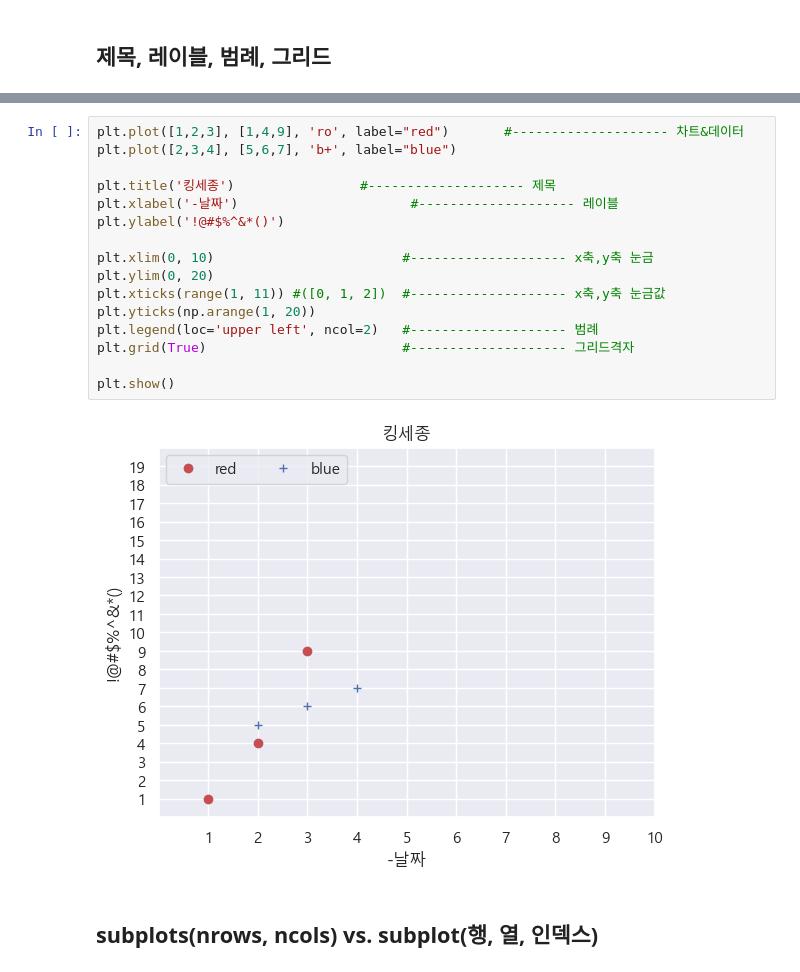
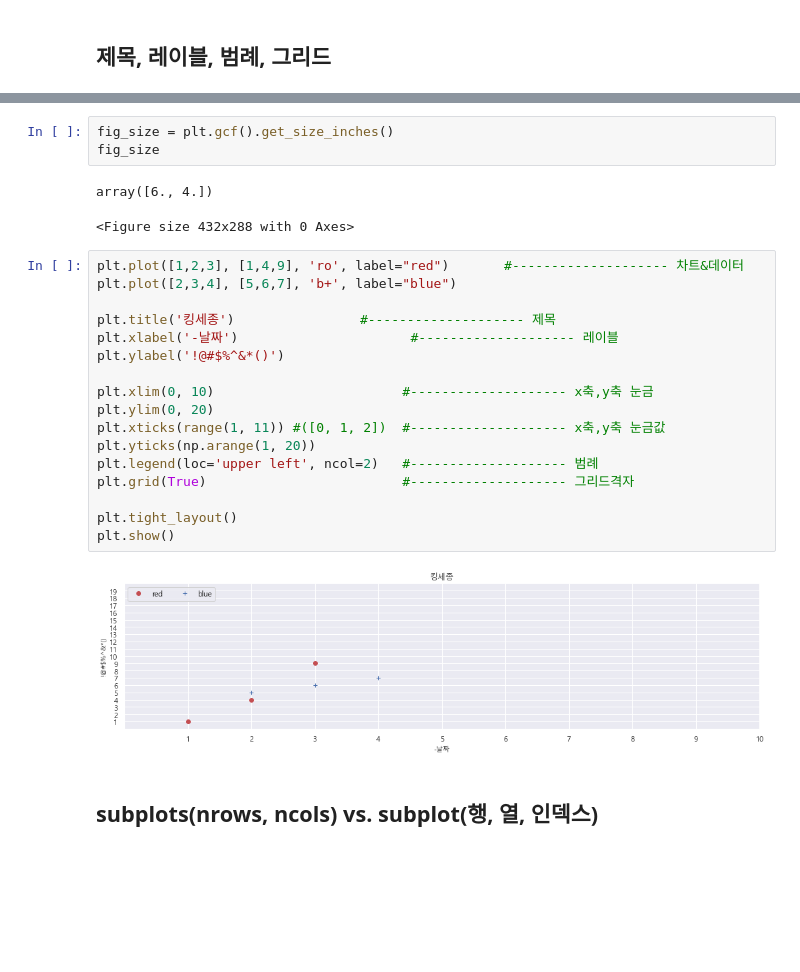
Before and after one commit to kkh1158/lecture, a Jupyter notebook: ipynb/lec13.seaborn.ipynb, the cells around one changed output, grey strips where cells are left out. Saved outputs shown, nothing was run; the diff lists cells and outputs as text; blank space fills up the shorter version.

```diff
--- a/ipynb/lec13.seaborn.ipynb
+++ b/ipynb/lec13.seaborn.ipynb
@@ -82,21 +95,28 @@ display(HTML("<style>.container{width:100% !important;}</style>"))
+# %%
+fig_size = plt.gcf().get_size_inches()
+fig_size
+# %% [output]
+array([6., 4.])
+<Figure size 432x288 with 0 Axes>
 # %%
 plt.plot([1,2,3], [1,4,9], 'ro', label="red")       #-------------------- 차트&데이터
 plt.plot([2,3,4], [5,6,7], 'b+', label="blue")
 
 plt.title('킹세종')                #-------------------- 제목
 plt.xlabel('-날짜')                      #-------------------- 레이블
 plt.ylabel('!@#$%^&*()')
 
 plt.xlim(0, 10)                        #-------------------- x축,y축 눈금
 plt.ylim(0, 20)
 plt.xticks(range(1, 11)) #([0, 1, 2])  #-------------------- x축,y축 눈금값
 plt.yticks(np.arange(1, 20))
 plt.legend(loc='upper left', ncol=2)   #-------------------- 범례
 plt.grid(True)                         #-------------------- 그리드격자
 
+plt.tight_layout()
 plt.show()
 # %% [output]
-[figure, old version]
+[figure, new version]
 # %% [markdown]
 ## subplots(nrows, ncols) vs. subplot(행, 열, 인덱스)
 # %% [markdown]
```
Also changed, not shown: parts of 4 cells of this notebook.
